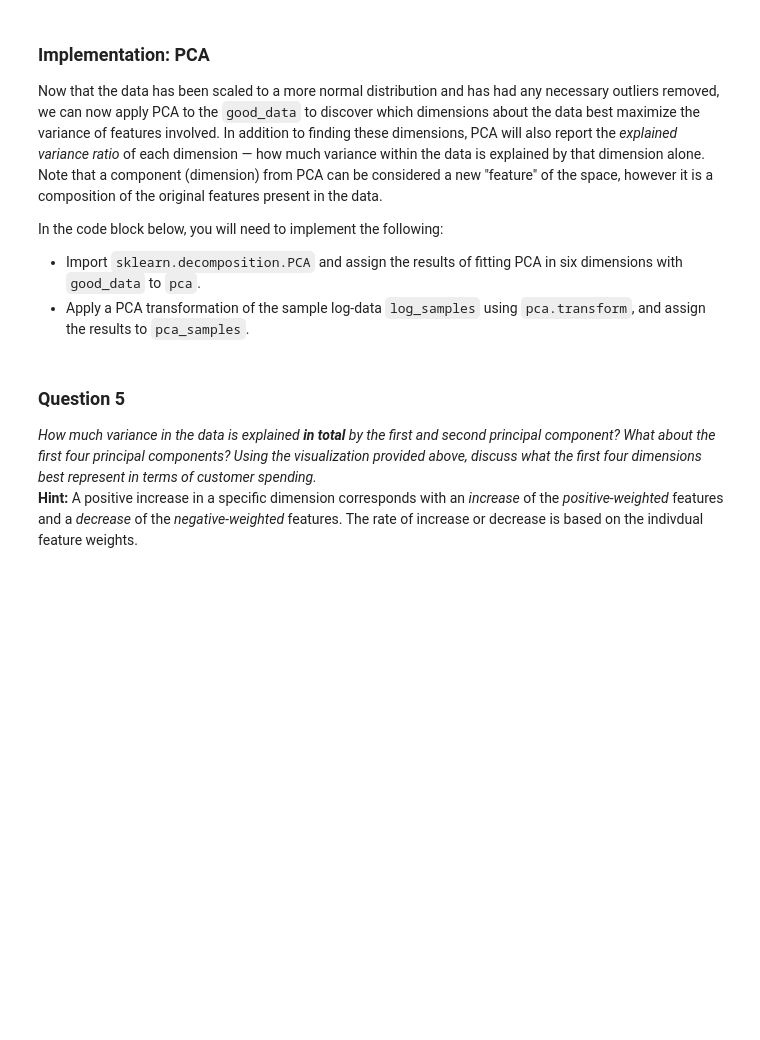
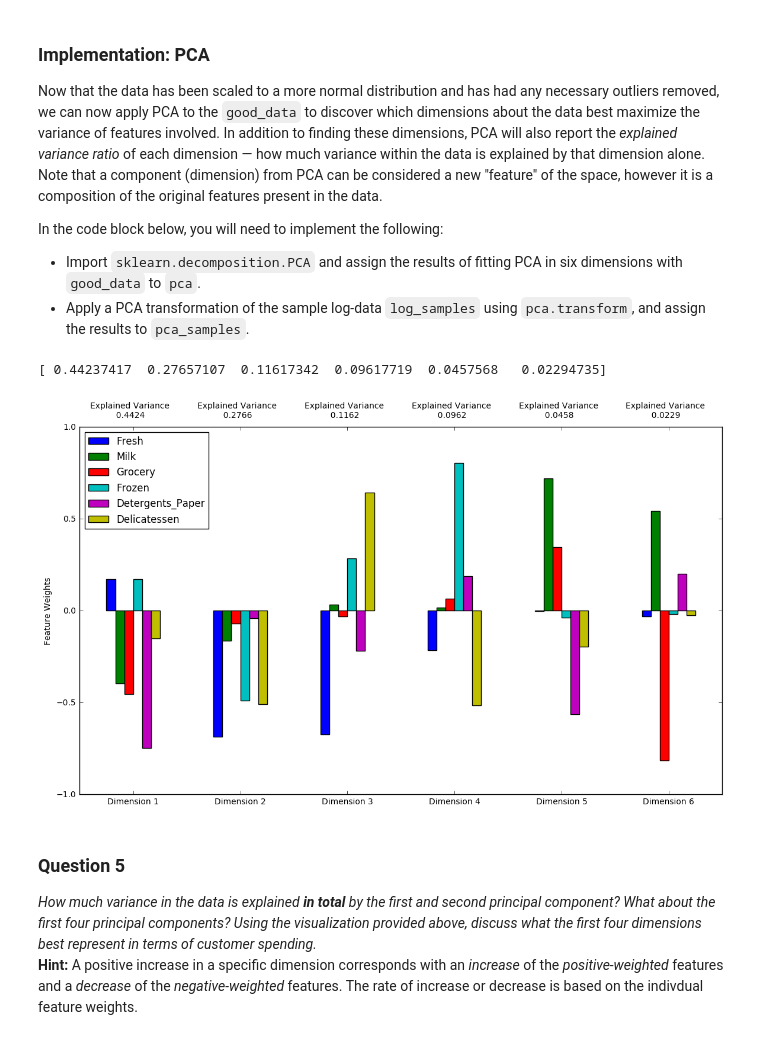
Before and after one commit to Vaultica/Projects, a Jupyter notebook: machine-learning/projects/customer_segments/customer_segments.ipynb, the cells around one changed output. Saved outputs shown, nothing was run; the diff lists cells and outputs as text; code cells hidden in the pictures; blank space fills up the shorter version.

```diff
--- a/machine-learning/projects/customer_segments/customer_segments.ipynb
+++ b/machine-learning/projects/customer_segments/customer_segments.ipynb
@@ -157,20 +190,26 @@ Once you have performed this implementation, the dataset will be stored in the v
 for feature in log_data.keys():
 
     # TODO: Calculate Q1 (25th percentile of the data) for the given feature
-    Q1 = None
+    Q1 = np.percentile(log_data[feature], 25)
 
     # TODO: Calculate Q3 (75th percentile of the data) for the given feature
-    Q3 = None
+    Q3 = np.percentile(log_data[feature], 75)
 
     # TODO: Use the interquartile range to calculate an outlier step (1.5 times the interquartile range)
-    step = None
+    step = Q3 - Q1
 
     # Display the outliers
     print "Data points considered outliers for the feature '{}':".format(feature)
+    #outliers[feature] = log_data[~((log_data[feature] >= Q1 - step) & (log_data[feature] <= Q3 + step))]
+    #display(outliers[feature])
     display(log_data[~((log_data[feature] >= Q1 - step) & (log_data[feature] <= Q3 + step))])
 
 # OPTIONAL: Select the indices for data points you wish to remove
-outliers  = []
+outliers  = [122]
+# Samples: [12, 111, 234]
 
 # Remove the outliers, if any were specified
 good_data = log_data.drop(log_data.index[outliers]).reset_index(drop = True)
+
+outliers = [x for y in outliers for x in y]
+outliers = list(set([z for z in outliers if outliers.count(z) > 1]))
@@ -191,14 +328,22 @@ In the code block below, you will need to implement the following:
  - Import `sklearn.decomposition.PCA` and assign the results of fitting PCA in six dimensions with `good_data` to `pca`.
  - Apply a PCA transformation of the sample log-data `log_samples` using `pca.transform`, and assign the results to `pca_samples`.
 # %%
+from sklearn.decomposition import PCA
+
 # TODO: Apply PCA by fitting the good data with the same number of dimensions as features
-pca = None
+pca = PCA(n_components=6)
+pca.fit(log_data)
 
 # TODO: Transform the sample log-data using the PCA fit above
-pca_samples = None
+pca_samples = pca.transform(log_data)
 
 # Generate PCA results plot
 pca_results = vs.pca_results(good_data, pca)
+
+print pca.explained_variance_ratio_
+# %% [output]
+[ 0.44237417  0.27657107  0.11617342  0.09617719  0.0457568   0.02294735]
+[figure, added]
 # %% [markdown]
 ### Question 5
 *How much variance in the data is explained* ***in total*** *by the first and second principal component? What about the first four principal components? Using the visualization provided above, discuss what the first four dimensions best represent in terms of customer spending.*
```
Also changed, not shown: parts of 19 cells of this notebook.
